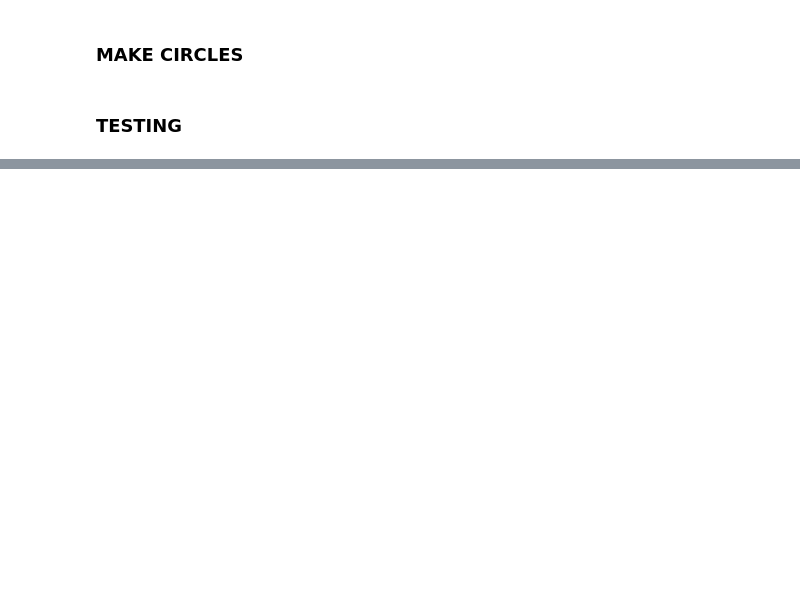
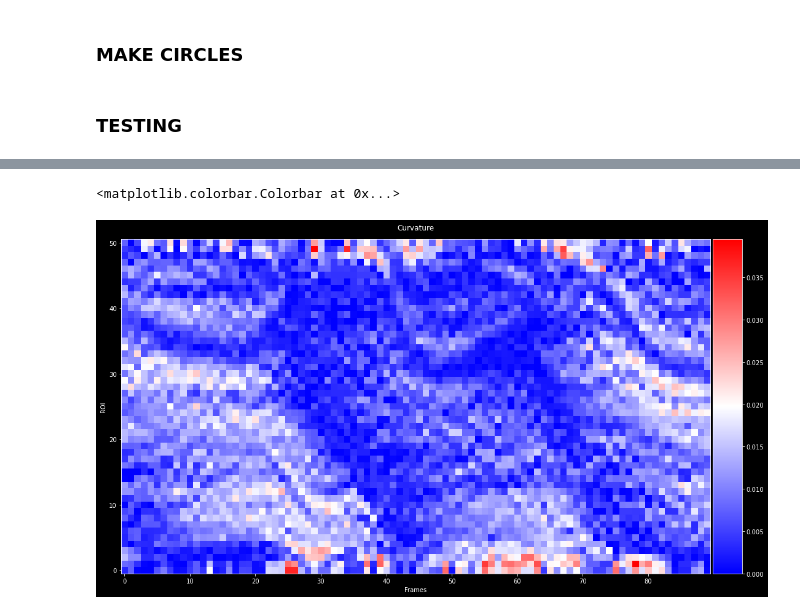
Before and after one commit to SaraLab-Group/m25-napari, a Jupyter notebook: notebooks/ZW495_9_Analysis.ipynb, the cells around one changed output, grey strips where cells are left out. Drawn from its saved outputs; the diff is of its cells as text; code cells hidden in the pictures; blank space fills up the shorter version.

```diff
--- a/notebooks/ZW495_9_Analysis.ipynb
+++ b/notebooks/ZW495_9_Analysis.ipynb
@@ -766,0 +787,18 @@ for row in axs:
+# %%
+from mpl_toolkits.axes_grid1 import make_axes_locatable
+
+plt.figure(figsize=(20,10))
+plt.rcParams['axes.titley'] = 1.0    # y is in axes-relative coordinates.
+plt.rcParams['axes.titlepad'] = 15 # pad is in points...
+ax = plt.gca()
+#Head is top and tail  -49 is bottom
+im = plt.imshow(curv.swapaxes(0,1), cmap='bwr',origin='lower')
+plt.title("Curvature")
+plt.xlabel('Frames')
+plt.ylabel('ROI')
+divider = make_axes_locatable(ax)
+cax = divider.append_axes("right", size="5%", pad=0.05)
+plt.colorbar(im,cax=cax)
+# %% [output]
+<matplotlib.colorbar.Colorbar at 0x...>
+[figure, added]
```
Also changed, not shown: parts of 29 cells of this notebook.
